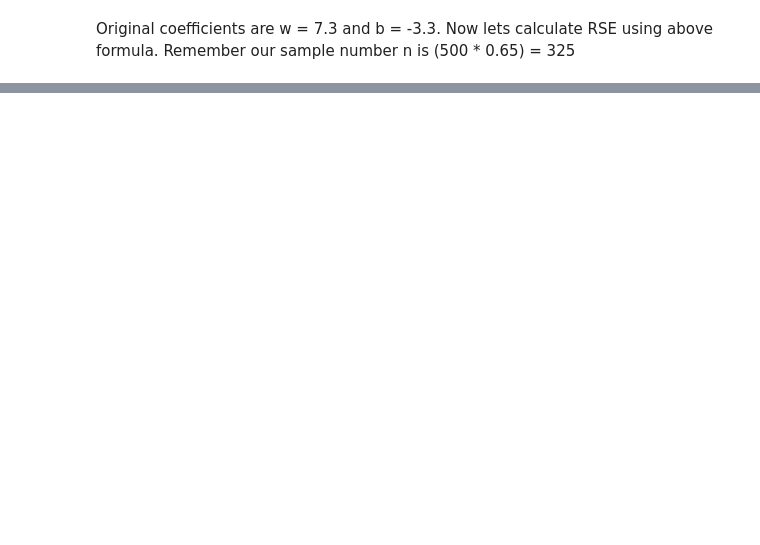
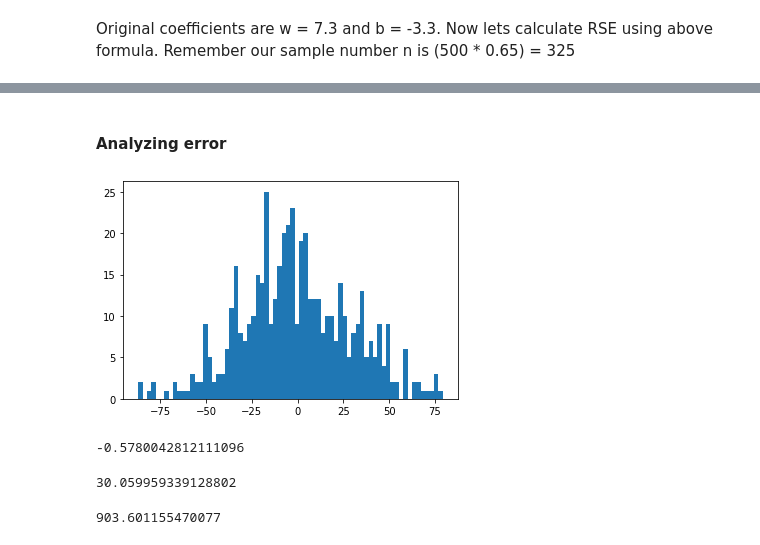
Before and after one commit to eon129/ISL_exercises, a Jupyter notebook: Chapter_3.ipynb, the cells around one changed output, grey strips where cells are left out. Cells and saved outputs as stored; diff of their text form; code cells hidden in the pictures; blank space fills up the shorter version.

```diff
--- a/Chapter_3.ipynb
+++ b/Chapter_3.ipynb
@@ -78 +85,24 @@ plt.show()
+# %% [markdown]
+#### Analyzing error
+# %%
+#Plot error distribution
+plt.hist(noise, bins=70)
+plt.show()
+# %% [output]
+[figure, added]
+# %%
+#Error mean
+np.mean(noise)
+# %% [output]
+-0.5780042812111096
+# %%
+#Error standard deviation
+np.std(noise)
+# %% [output]
+30.059959339128802
+# %%
+#Error vriance
+np.var(noise)
+# %% [output]
+903.601155470077
 # %%
```
Also changed, not shown: parts of 19 cells of this notebook.
